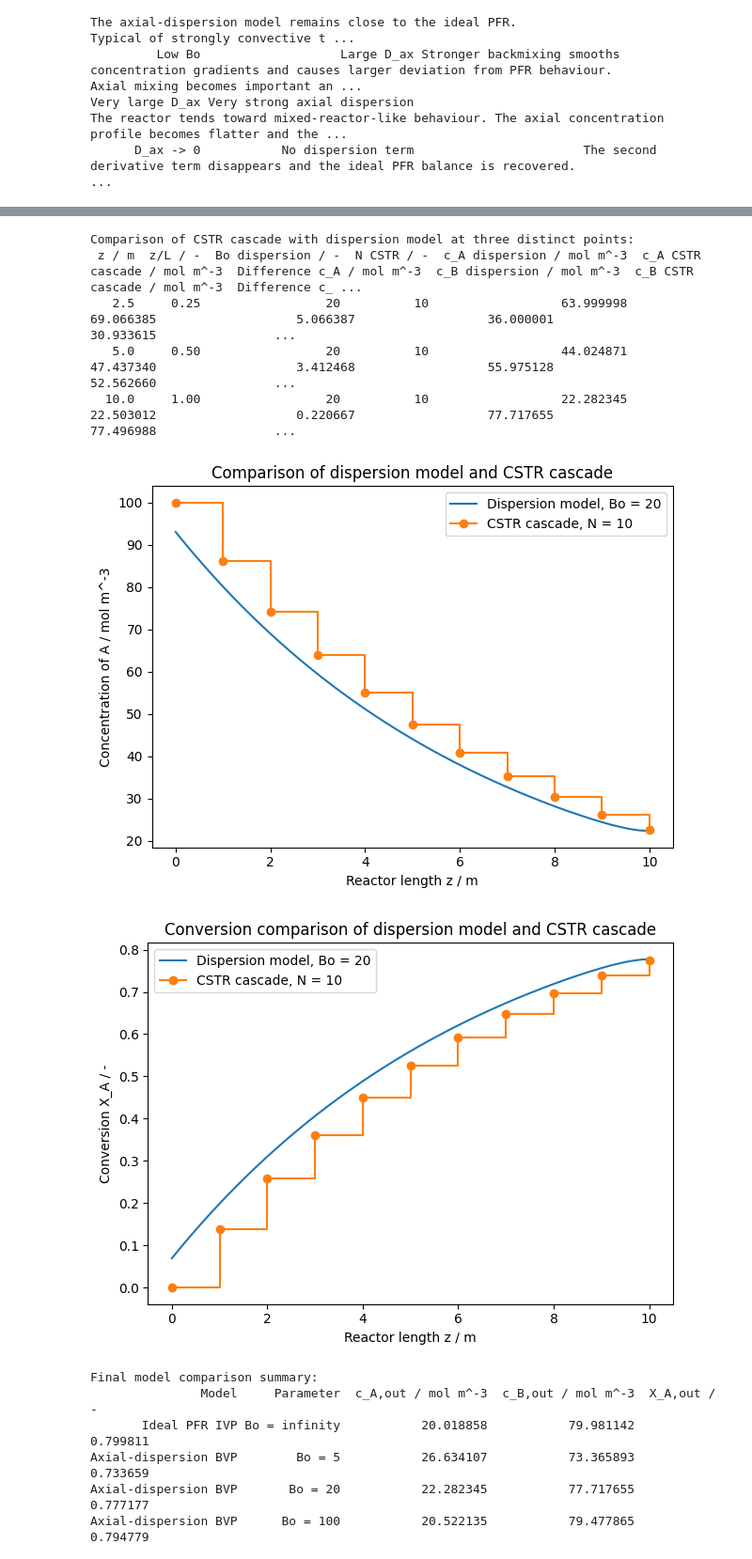
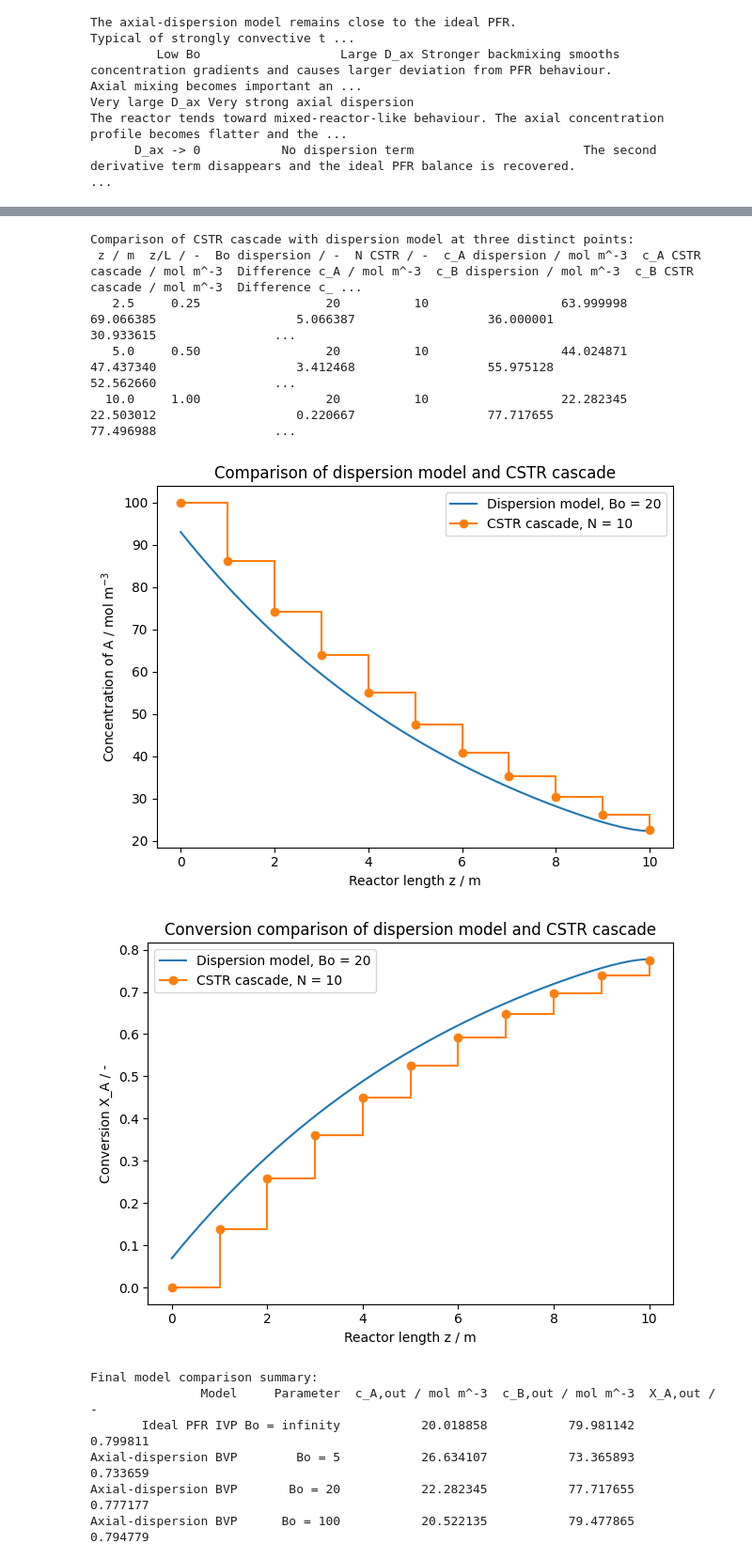
Before and after one commit to SirHenry1st/CRE_3, a Jupyter notebook: Assignment 4/Assignment_4_report.ipynb, the cells around one changed output, grey strips where cells are left out. Shown at 94% size. Drawn from its saved outputs; the diff is of its cells as text; code cells hidden in the pictures.

```diff
--- a/Assignment 4/Assignment_4_report.ipynb
+++ b/Assignment 4/Assignment_4_report.ipynb
@@ -1516,39 +1517,39 @@ plt.step(
     label=f"CSTR cascade, N = {N_compare}"
 )
 plt.xlabel("Reactor length z / m")
-plt.ylabel("Concentration of A / mol m^-3")
+plt.ylabel(r"Concentration of A / mol $\mathrm{m}^{-3}$")
 plt.title("Comparison of dispersion model and CSTR cascade")
 plt.legend()
 plt.tight_layout()
 plt.show()
 
 # Plot comparison of conversion profiles
 plt.figure()
 plt.plot(
     bo_results[Bo_compare]["z"],
     bo_results[Bo_compare]["X_A"],
     label=f"Dispersion model, Bo = {Bo_compare}"
 )
 plt.step(
     z_cascade_compare,
     X_A_cascade_compare,
     where="post",
     marker="o",
     label=f"CSTR cascade, N = {N_compare}"
 )
 plt.xlabel("Reactor length z / m")
 plt.ylabel("Conversion X_A / -")
 plt.title("Conversion comparison of dispersion model and CSTR cascade")
 plt.legend()
 plt.tight_layout()
 plt.show()
 # %% [output]
 Comparison of CSTR cascade with dispersion model at three distinct points:
  z / m  z/L / -  Bo dispersion / -  N CSTR / -  c_A dispersion / mol m^-3  c_A CSTR cascade / mol m^-3  Difference c_A / mol m^-3  c_B dispersion / mol m^-3  c_B CSTR cascade / mol m^-3  Difference c_ ...
    2.5     0.25                 20          10                  63.999998                    69.066385                   5.066387                  36.000001                    30.933615                ...
    5.0     0.50                 20          10                  44.024871                    47.437340                   3.412468                  55.975128                    52.562660                ...
   10.0     1.00                 20          10                  22.282345                    22.503012                   0.220667                  77.717655                    77.496988                ...
-[figure, old version]
+[figure, new version]
 [figure]
 # %%
 # Final summary table
```
Also changed, not shown: parts of 16 cells of this notebook.
